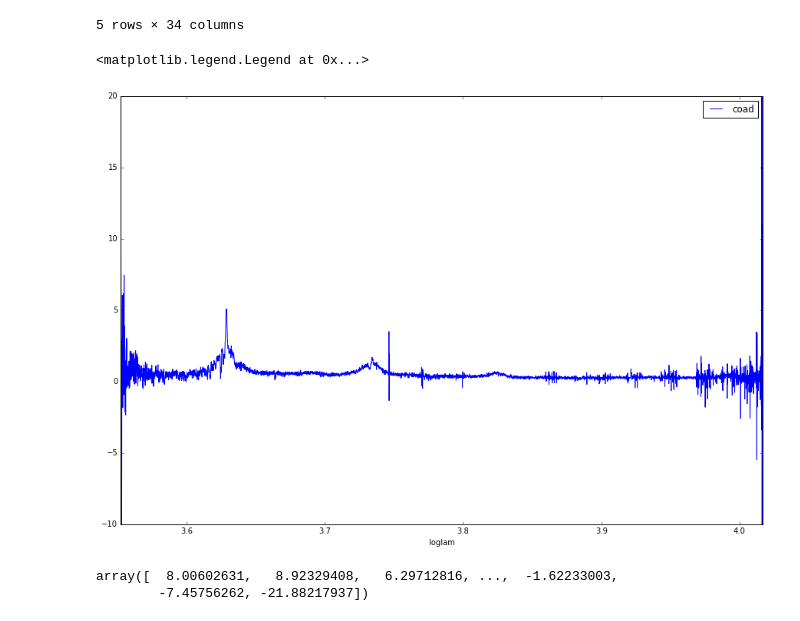
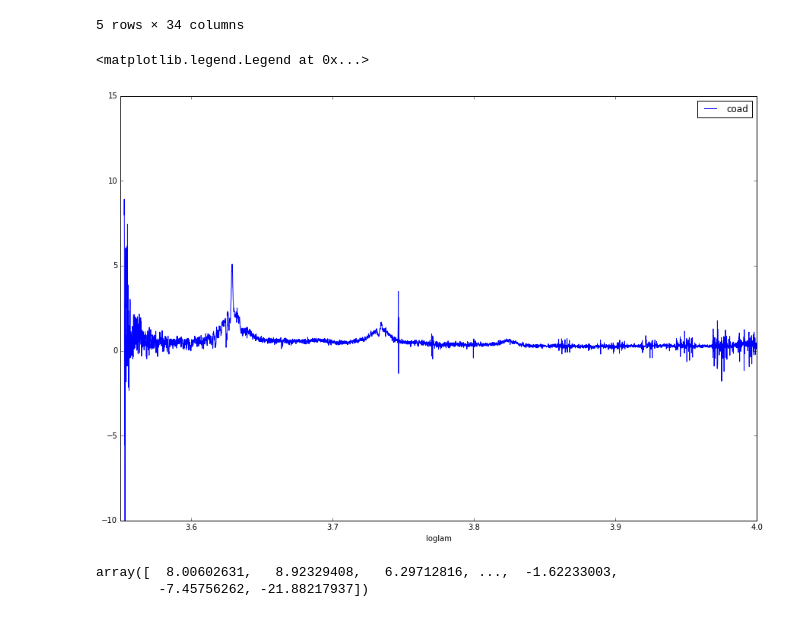
Before and after one commit to slosar/ForetFusion, a Jupyter notebook: sdss_catalog.ipynb, the cells around one changed output. Drawn from its saved outputs; the diff is of its cells as text; code cells hidden in the pictures.

```diff
--- a/sdss_catalog.ipynb
+++ b/sdss_catalog.ipynb
@@ -162,4 +185,4 @@ def pix_with_uniqueid(pix_id, max_rep):
 # %%
-for i in list_pix[:200]:
-    pix_with_uniqueid(i, 4)
+for a in list_pix:
+    pix_with_uniqueid(a, 5)
 # %% [output]
@@ -247,5 +254,7 @@ for plate, names in zip(plates, files):
 # %%
-def read_flux(files):
+#read fits files
+
+def read_flux_file(files):
     fits = fitsio.FITS(files)
     cols = ['flux','loglam','ivar','and_mask','or_mask', 'sky', 'wdisp', 'model']
     d = {col: fits[1][col].read().byteswap().newbyteorder() for col in cols}
@@ -254,7 +263,7 @@ def read_flux(files):
 # %%
 dt_s=[]
 for l in files:
-        dt_x = read_flux(l).set_index('loglam')
+        dt_x = read_flux_file(l).set_index('loglam')
         dt_s.append(dt_x)
 # %%
 # Masking
@@ -276,8 +284,7 @@ fig = plt.figure(figsize = (15, 10))
 xlimits = [3.55,4]
 ylimits = [-10,20]
 for i in range(len(files)):
-    dt_s[i]['flux'].plot(label=files[i])
-dt_s[4]['flux'].plot(xlim=xlimits, ylim=ylimits, label=files_5)
+    dt_s[i]['flux'].plot(label=files[i],xlim=xlimits, ylim=ylimits)
 plt.legend(loc='best')
 # %% [output]
 <matplotlib.legend.Legend at 0x...>
@@ -334,14 +347,13 @@ all_qsos['coadd'] = all_qsos['sum_flux_ivar']/all_qsos['sum_ivar']
 # %%
 fig = plt.figure(figsize = (15, 10))
 ax= plt.subplot(1,1,1)
-all_qsos['coadd'].plot(ax=ax, label='coad')
-#for i in x:
-#    all_qsos['flux_%s'%(i)].plot(ax=ax)
-plt.ylim([-10,20])
+xlimits = [3.55,4]
+ylimits = [-10,15]
+all_qsos['coadd'].plot(ax=ax, label='coad', xlim=xlimits, ylim=ylimits)
 plt.legend(loc='best')
 # %% [output]
 <matplotlib.legend.Legend at 0x...>
-[figure, old version]
+[figure, new version]
 # %%
 all_qsos = all_qsos.fillna(0).copy()
 all_qsos['coadd'].values
```
Also changed, not shown: parts of 33 cells of this notebook, 3 other files.
